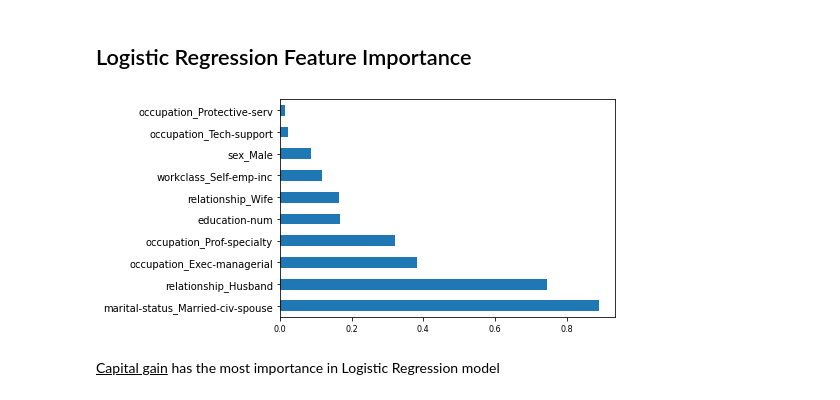
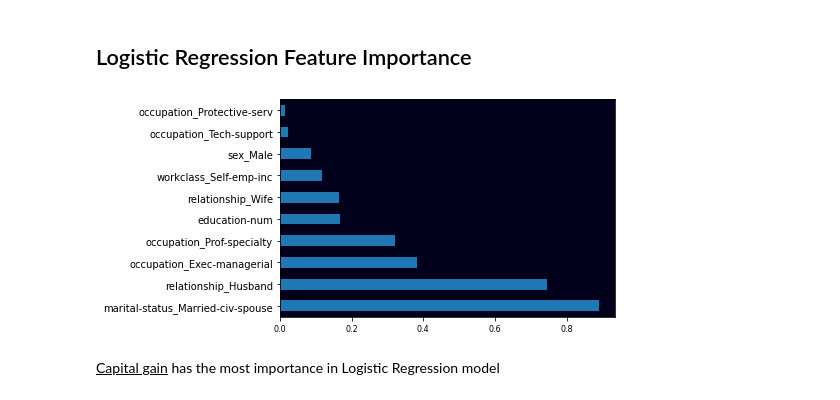
Before and after one commit to agomolka/AdultIncomeAnalysis, a Jupyter notebook: Adult_income_analysis.ipynb, the cells around one changed output. Saved outputs shown, nothing was run; the diff lists cells and outputs as text; code cells hidden in the pictures.

```diff
--- a/Adult_income_analysis.ipynb
+++ b/Adult_income_analysis.ipynb
@@ -1297,11 +1315,14 @@ plt.show()
 ## Logistic Regression Feature Importance
 # %%
 #plot graph of feature importances for better visualization
+fig = plt.figure()
+ax = fig.add_subplot(111)
+ax.set_facecolor((0,0,0.10))
 feat_importances_logr = pd.Series(log_reg["feature importance"], index=features)
 feat_importances_logr.nlargest(10).plot(kind='barh')
 plt.show()
 # %% [output]
-[figure, old version]
+[figure, new version]
 # %% [markdown]
 <u> Capital gain</u> has the most importance in Logistic Regression model
 # %% [markdown]
```
Also changed, not shown: parts of 6 cells of this notebook, 1 other file.
